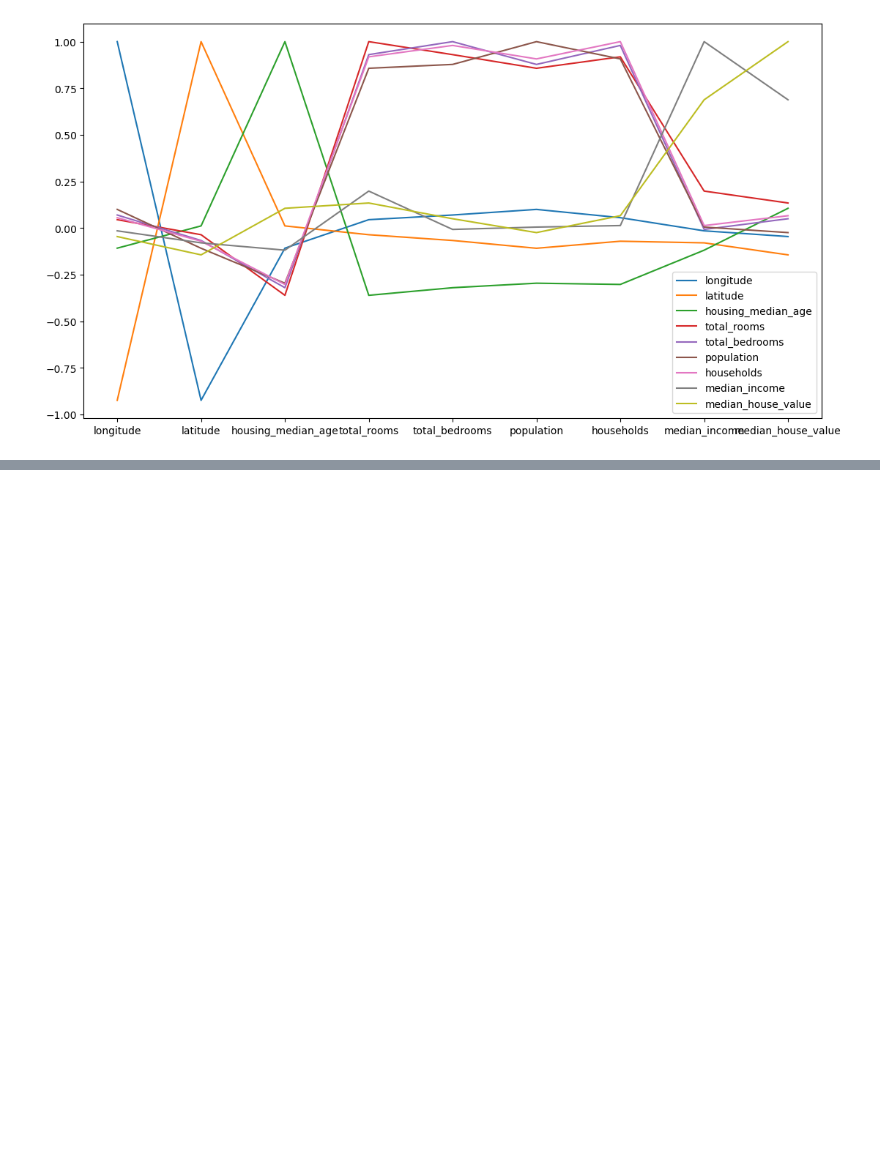
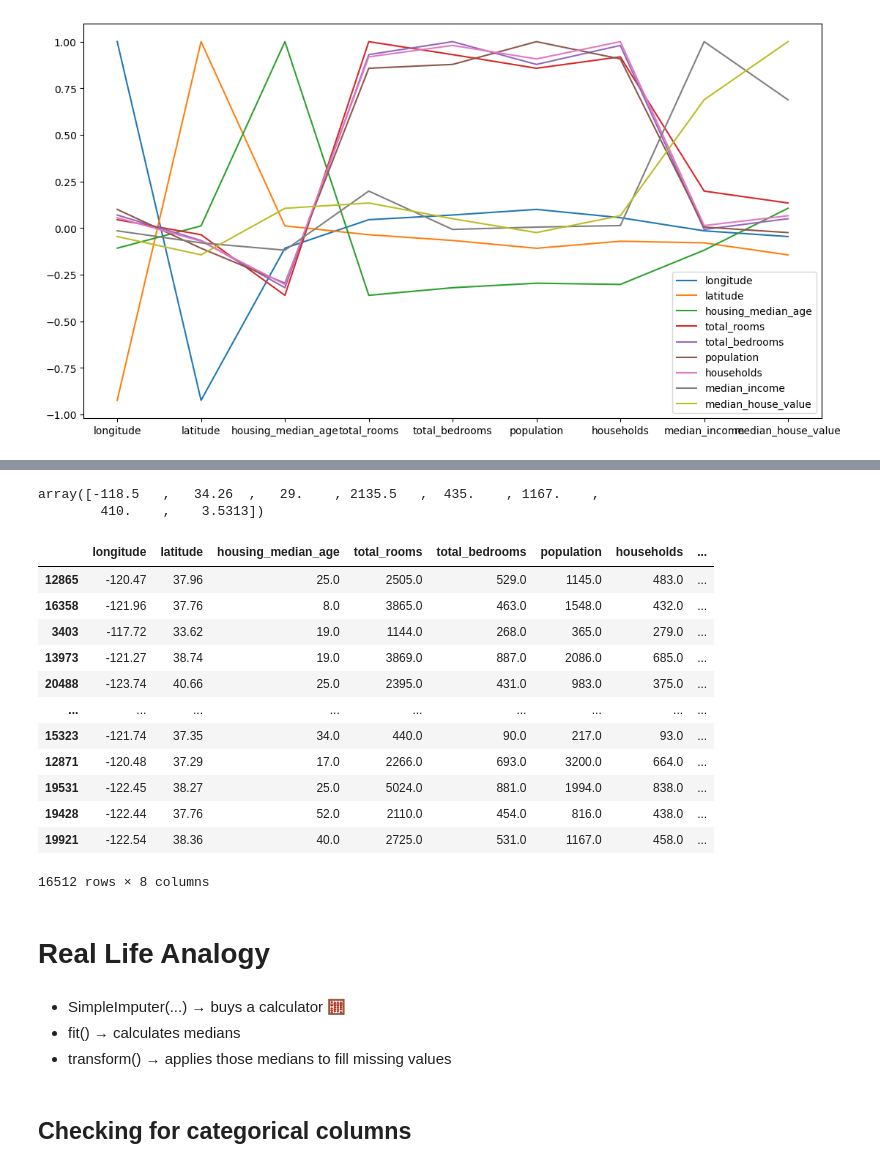
Before and after one commit to Anand-Patidar03/Python_for_ML, a Jupyter notebook: Machine_Learning_1/California_Housing_1.ipynb, the cells around one changed output, grey strips where cells are left out. Saved outputs shown, nothing was run; the diff lists cells and outputs as text; code cells hidden in the pictures; blank space fills up the shorter version.

```diff
--- a/Machine_Learning_1/California_Housing_1.ipynb
+++ b/Machine_Learning_1/California_Housing_1.ipynb
@@ -288,0 +362,43 @@ corr_matrix.plot(
+# %%
+from sklearn.impute import SimpleImputer
+
+imputs = SimpleImputer(strategy='median')
+
+housing_num = housing.drop("ocean_proximity", axis=1)
+
+housing_num
+# %%
+imputs.fit(housing_num)
+
+imputs.statistics_
+# %% [output]
+array([-118.5   ,   34.26  ,   29.    , 2135.5   ,  435.    , 1167.    ,
+        410.    ,    3.5313])
+# %%
+X=imputs.transform(housing_num)
+# %%
+new_housing = pd.DataFrame(X, columns=housing_num.columns,index=housing_num.index)
+# %%
+new_housing
+# %% [output]
+|  | longitude | latitude | housing_median_age | total_rooms | total_bedrooms | population | households | ... |
+| 12865 | -120.47 | 37.96 | 25.0 | 2505.0 | 529.0 | 1145.0 | 483.0 | ... |
+| 16358 | -121.96 | 37.76 | 8.0 | 3865.0 | 463.0 | 1548.0 | 432.0 | ... |
+| 3403 | -117.72 | 33.62 | 19.0 | 1144.0 | 268.0 | 365.0 | 279.0 | ... |
+| 13973 | -121.27 | 38.74 | 19.0 | 3869.0 | 887.0 | 2086.0 | 685.0 | ... |
+| 20488 | -123.74 | 40.66 | 25.0 | 2395.0 | 431.0 | 983.0 | 375.0 | ... |
+| ... | ... | ... | ... | ... | ... | ... | ... | ... |
+| 15323 | -121.74 | 37.35 | 34.0 | 440.0 | 90.0 | 217.0 | 93.0 | ... |
+| 12871 | -120.48 | 37.29 | 17.0 | 2266.0 | 693.0 | 3200.0 | 664.0 | ... |
+| 19531 | -122.45 | 38.27 | 25.0 | 5024.0 | 881.0 | 1994.0 | 838.0 | ... |
+| 19428 | -122.44 | 37.76 | 52.0 | 2110.0 | 454.0 | 816.0 | 438.0 | ... |
+| 19921 | -122.54 | 38.36 | 40.0 | 2725.0 | 531.0 | 1167.0 | 458.0 | ... |
+16512 rows × 8 columns
+# %% [markdown]
+# Real Life Analogy
+# %% [markdown]
+- SimpleImputer(...) → buys a calculator 🧮
+- fit() → calculates medians
+- transform() → applies those medians to fill missing values
+# %% [markdown]
+## Checking for categorical columns
```
Also changed, not shown: parts of 31 cells of this notebook.
